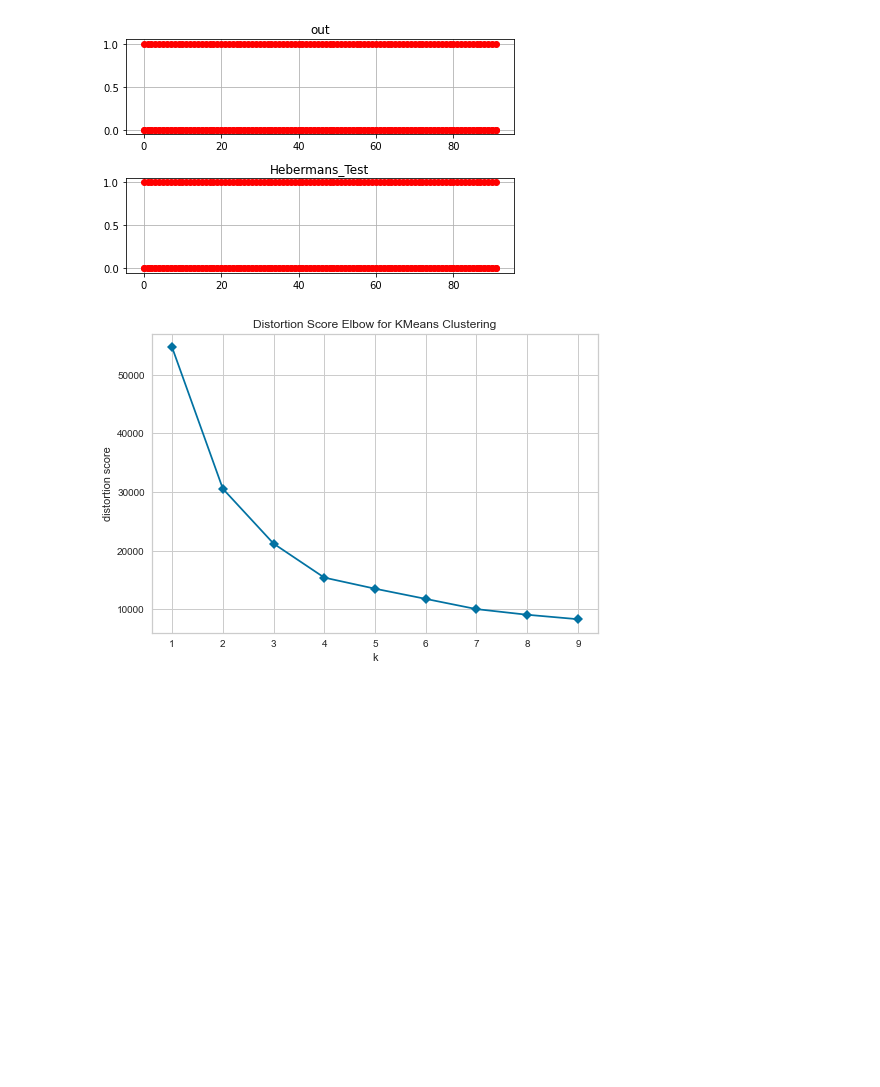
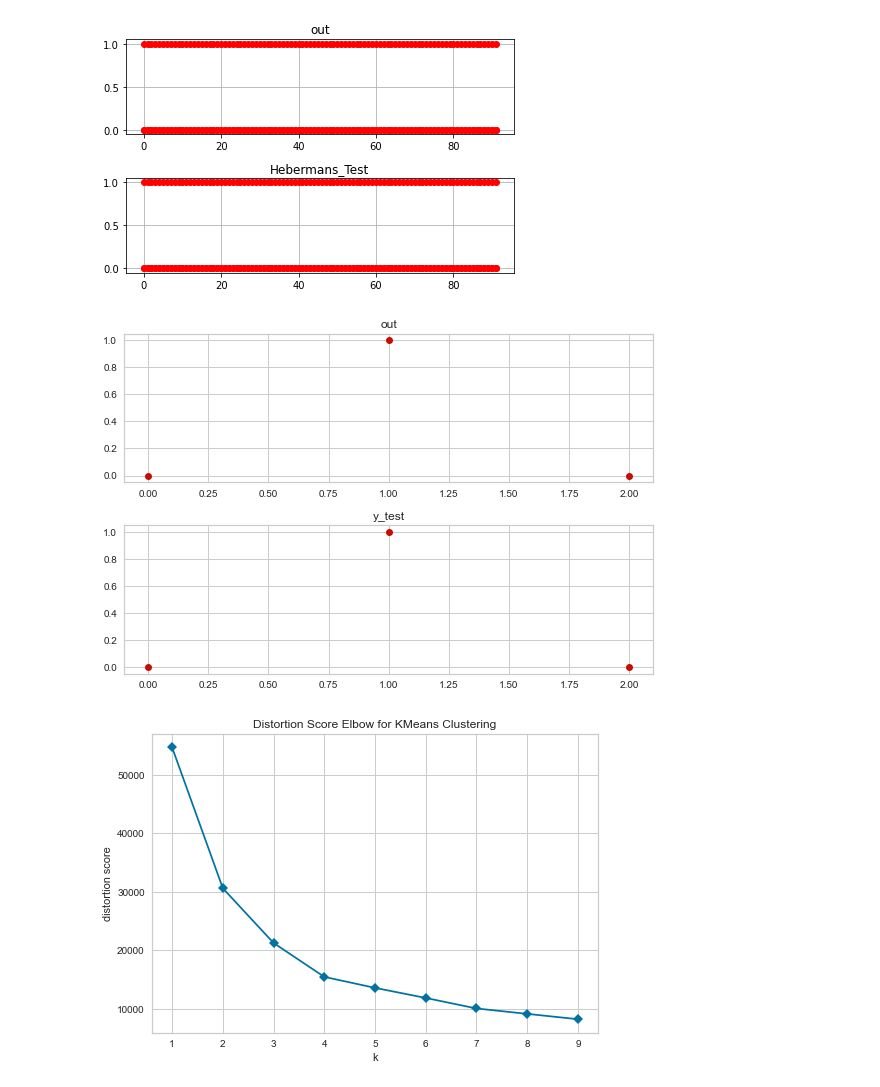
Before and after one commit to nikoshourdas/finalProject_Artificial_Neural_Networks, a Jupyter notebook: project tp4774.ipynb, the cells around one changed output. Saved outputs shown, nothing was run; the diff lists cells and outputs as text; code cells hidden in the pictures; blank space fills up the shorter version.

```diff
--- a/project tp4774.ipynb
+++ b/project tp4774.ipynb
@@ -200,6 +181,20 @@ plt.tight_layout()
 plt.show()
 # %% [output]
 [figure]
+# %%
+plt.figure(1)
+plt.subplot(2,1,1)
+plt.plot(out[34],'ro')
+plt.title('out')
+plt.grid(True)
+plt.subplot(2,1,2)
+plt.plot(Target_Test[34],'ro')
+plt.title('y_test')
+plt.grid(True)
+plt.tight_layout()
+plt.show()
+# %% [output]
+[figure, added]
 # %%
 # reset the dataset for good measure
 
```
Also changed, not shown: parts of 9 cells of this notebook, 2 other files.
